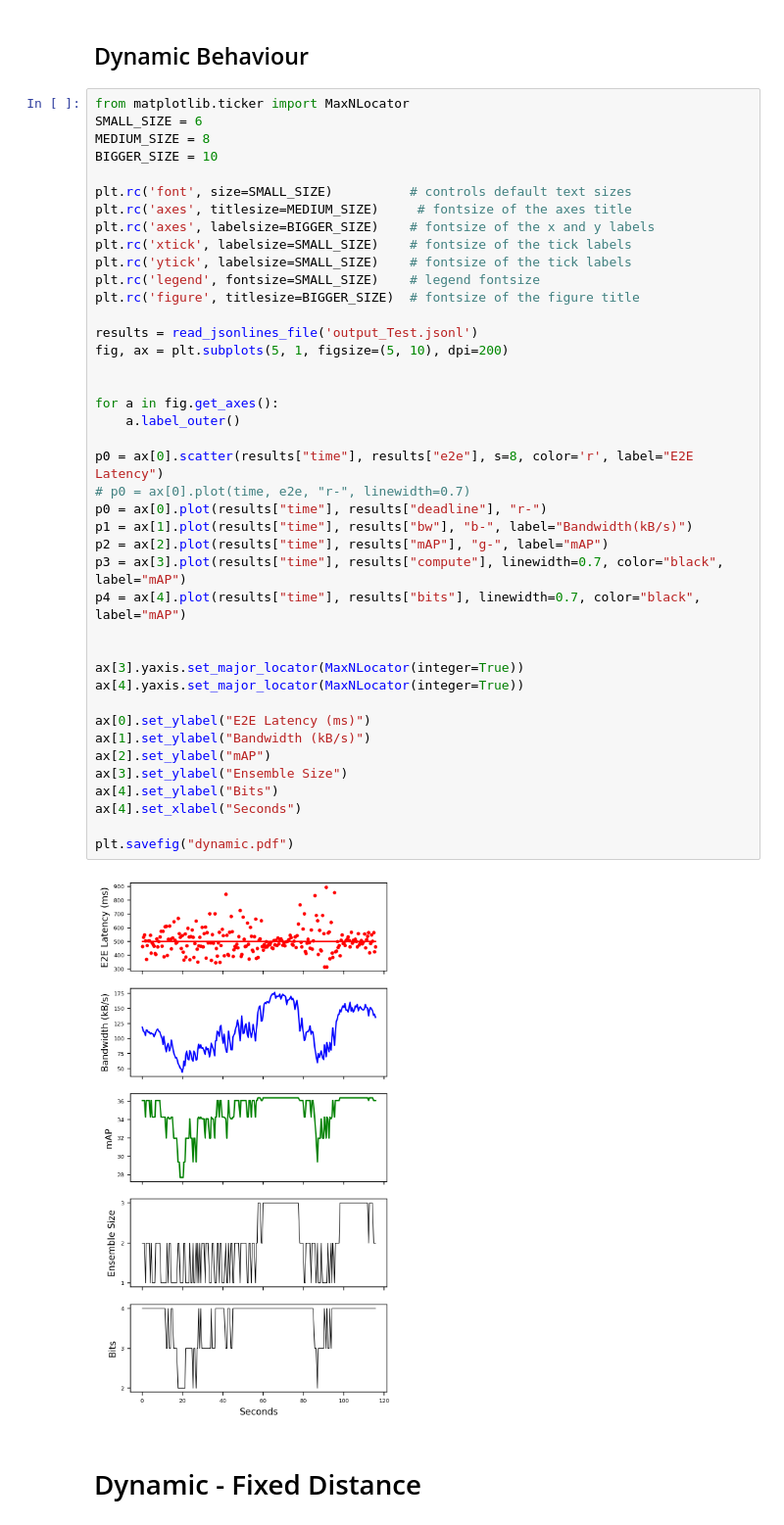
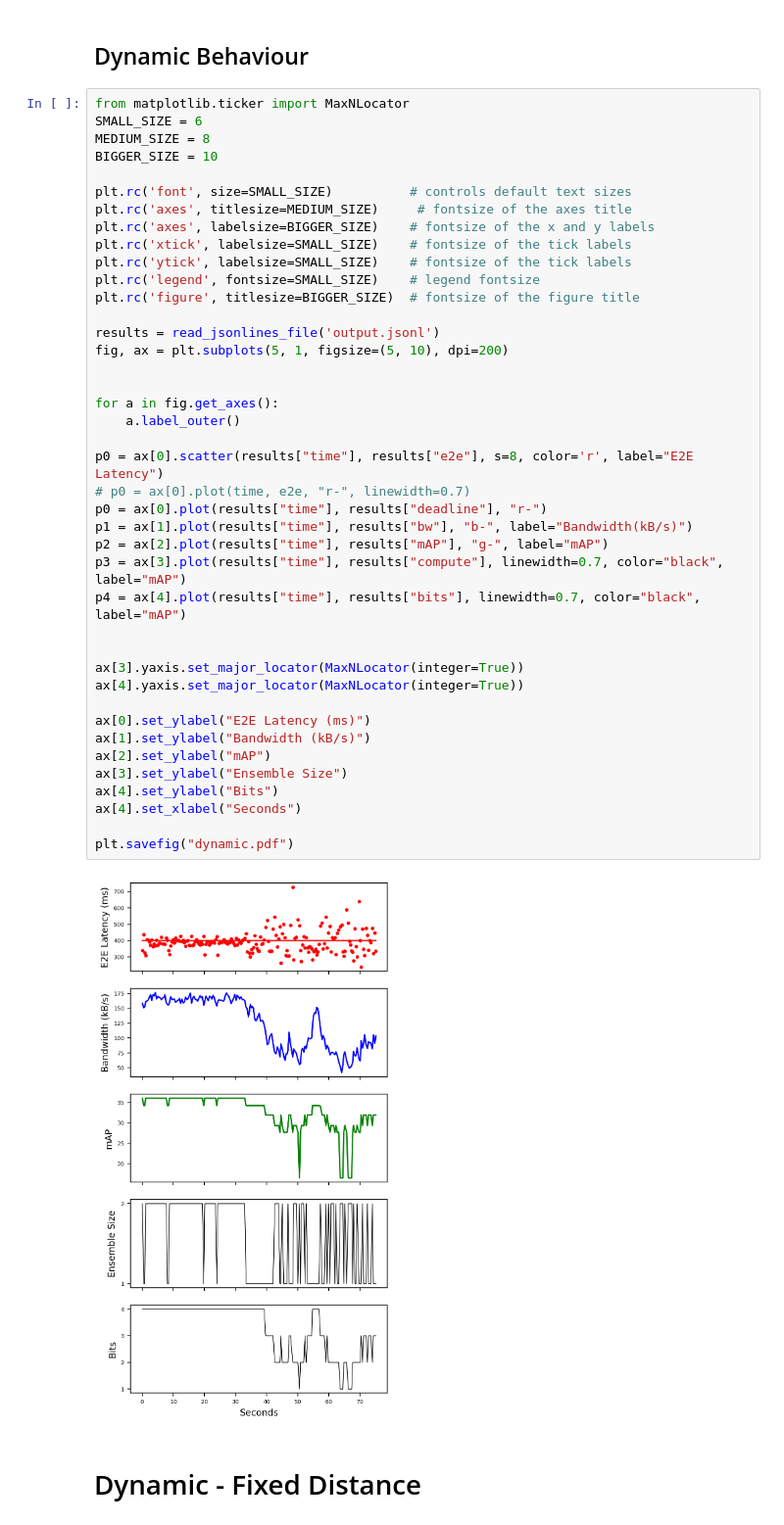
Before and after one commit to jsiloto/adaptive-cod-on-device, a Jupyter notebook: results/plots.ipynb, the cells around one changed output. Shown at 98% size. Drawn from its saved outputs; the diff is of its cells as text.

```diff
--- a/results/plots.ipynb
+++ b/results/plots.ipynb
@@ -199,35 +199,35 @@ plt.rc('ytick', labelsize=SMALL_SIZE)    # fontsize of the tick labels
 plt.rc('legend', fontsize=SMALL_SIZE)    # legend fontsize
 plt.rc('figure', titlesize=BIGGER_SIZE)  # fontsize of the figure title
 
-results = read_jsonlines_file('output_Test.jsonl')
+results = read_jsonlines_file('output.jsonl')
 fig, ax = plt.subplots(5, 1, figsize=(5, 10), dpi=200)
 
 
 for a in fig.get_axes():
     a.label_outer()
 
 p0 = ax[0].scatter(results["time"], results["e2e"], s=8, color='r', label="E2E Latency")
 # p0 = ax[0].plot(time, e2e, "r-", linewidth=0.7)
 p0 = ax[0].plot(results["time"], results["deadline"], "r-")
 p1 = ax[1].plot(results["time"], results["bw"], "b-", label="Bandwidth(kB/s)")
 p2 = ax[2].plot(results["time"], results["mAP"], "g-", label="mAP")
 p3 = ax[3].plot(results["time"], results["compute"], linewidth=0.7, color="black", label="mAP")
 p4 = ax[4].plot(results["time"], results["bits"], linewidth=0.7, color="black", label="mAP")
 
 
 ax[3].yaxis.set_major_locator(MaxNLocator(integer=True))
 ax[4].yaxis.set_major_locator(MaxNLocator(integer=True))
 
 ax[0].set_ylabel("E2E Latency (ms)")
 ax[1].set_ylabel("Bandwidth (kB/s)")
 ax[2].set_ylabel("mAP")
 ax[3].set_ylabel("Ensemble Size")
 ax[4].set_ylabel("Bits")
 ax[4].set_xlabel("Seconds")
 
 plt.savefig("dynamic.pdf")
 # %% [output]
-[figure, old version]
+[figure, new version]
 # %% [markdown]
 # Dynamic - Fixed Distance
 # %%
```
Also changed, not shown: parts of 1 cell of this notebook.
